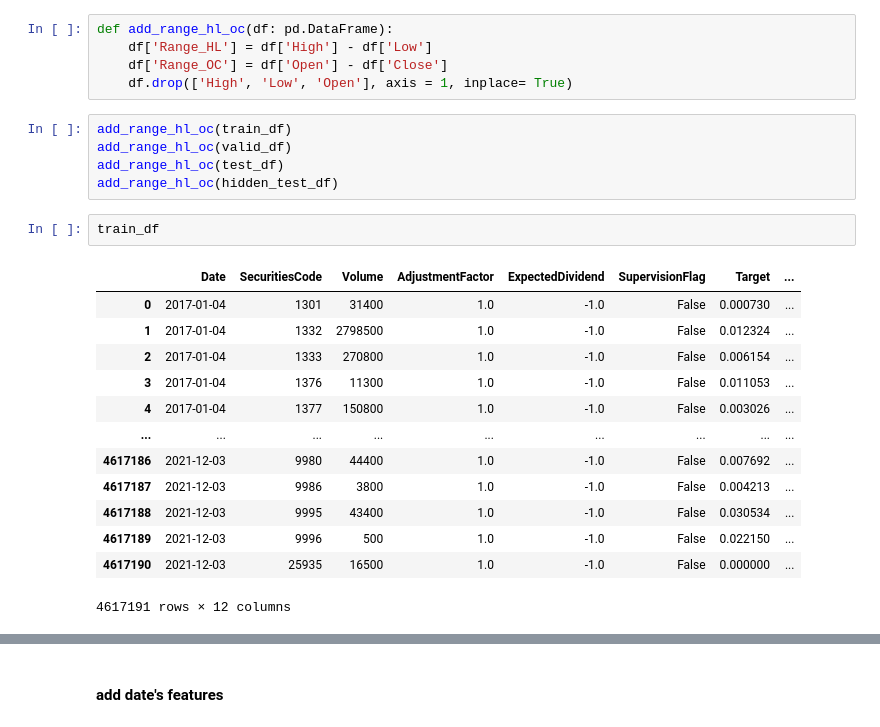
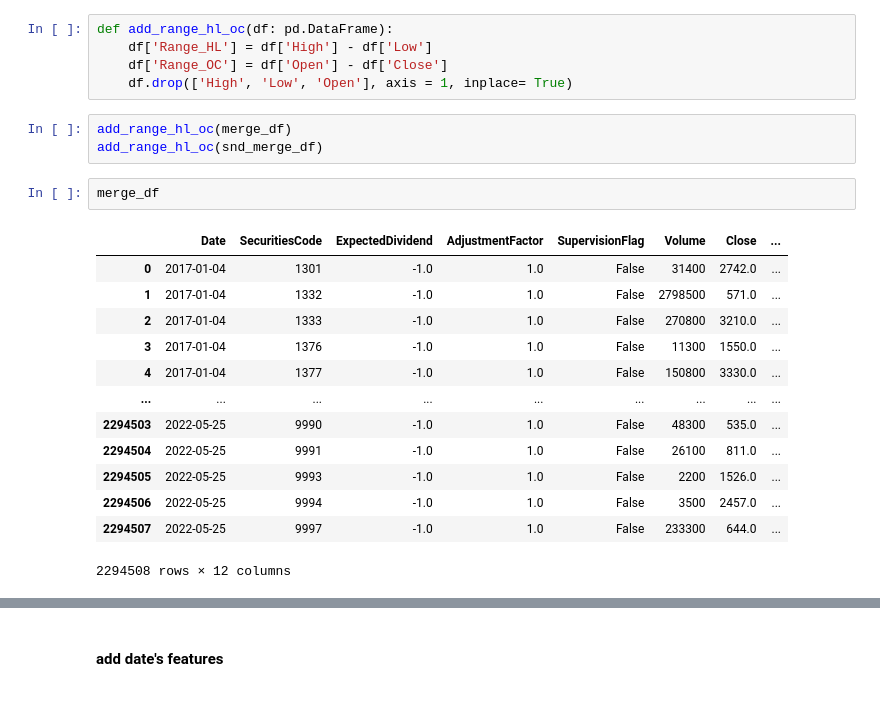
Before and after one commit to KienLe-git/JPX_stock_2022, a Jupyter notebook: working/2.0_Feature_Engineering.ipynb, the cells around one changed output, grey strips where cells are left out. Saved outputs shown, nothing was run; the diff lists cells and outputs as text.

```diff
--- a/working/2.0_Feature_Engineering.ipynb
+++ b/working/2.0_Feature_Engineering.ipynb
@@ -161,24 +234,22 @@ def add_range_hl_oc(df: pd.DataFrame):
     df['Range_HL'] = df['High'] - df['Low']
     df['Range_OC'] = df['Open'] - df['Close']
     df.drop(['High', 'Low', 'Open'], axis = 1, inplace= True)
-# %%
-add_range_hl_oc(train_df)
-add_range_hl_oc(valid_df)
-add_range_hl_oc(test_df)
-add_range_hl_oc(hidden_test_df)
-# %%
-train_df
-# %% [output]
-|  | Date | SecuritiesCode | Volume | AdjustmentFactor | ExpectedDividend | SupervisionFlag | Target | ... |
-| 0 | 2017-01-04 | 1301 | 31400 | 1.0 | -1.0 | False | 0.000730 | ... |
-| 1 | 2017-01-04 | 1332 | 2798500 | 1.0 | -1.0 | False | 0.012324 | ... |
-| 2 | 2017-01-04 | 1333 | 270800 | 1.0 | -1.0 | False | 0.006154 | ... |
-| 3 | 2017-01-04 | 1376 | 11300 | 1.0 | -1.0 | False | 0.011053 | ... |
-| 4 | 2017-01-04 | 1377 | 150800 | 1.0 | -1.0 | False | 0.003026 | ... |
-| ... | ... | ... | ... | ... | ... | ... | ... | ... |
-| 4617186 | 2021-12-03 | 9980 | 44400 | 1.0 | -1.0 | False | 0.007692 | ... |
-| 4617187 | 2021-12-03 | 9986 | 3800 | 1.0 | -1.0 | False | 0.004213 | ... |
-| 4617188 | 2021-12-03 | 9995 | 43400 | 1.0 | -1.0 | False | 0.030534 | ... |
-| 4617189 | 2021-12-03 | 9996 | 500 | 1.0 | -1.0 | False | 0.022150 | ... |
-| 4617190 | 2021-12-03 | 25935 | 16500 | 1.0 | -1.0 | False | 0.000000 | ... |
-4617191 rows × 12 columns
+# %%
+add_range_hl_oc(merge_df)
+add_range_hl_oc(snd_merge_df)
+# %%
+merge_df
+# %% [output]
+|  | Date | SecuritiesCode | ExpectedDividend | AdjustmentFactor | SupervisionFlag | Volume | Close | ... |
+| 0 | 2017-01-04 | 1301 | -1.0 | 1.0 | False | 31400 | 2742.0 | ... |
+| 1 | 2017-01-04 | 1332 | -1.0 | 1.0 | False | 2798500 | 571.0 | ... |
+| 2 | 2017-01-04 | 1333 | -1.0 | 1.0 | False | 270800 | 3210.0 | ... |
+| 3 | 2017-01-04 | 1376 | -1.0 | 1.0 | False | 11300 | 1550.0 | ... |
+| 4 | 2017-01-04 | 1377 | -1.0 | 1.0 | False | 150800 | 3330.0 | ... |
+| ... | ... | ... | ... | ... | ... | ... | ... | ... |
+| 2294503 | 2022-05-25 | 9990 | -1.0 | 1.0 | False | 48300 | 535.0 | ... |
+| 2294504 | 2022-05-25 | 9991 | -1.0 | 1.0 | False | 26100 | 811.0 | ... |
+| 2294505 | 2022-05-25 | 9993 | -1.0 | 1.0 | False | 2200 | 1526.0 | ... |
+| 2294506 | 2022-05-25 | 9994 | -1.0 | 1.0 | False | 3500 | 2457.0 | ... |
+| 2294507 | 2022-05-25 | 9997 | -1.0 | 1.0 | False | 233300 | 644.0 | ... |
+2294508 rows × 12 columns
```
Also changed, not shown: parts of 31 cells of this notebook, 2 other files.
